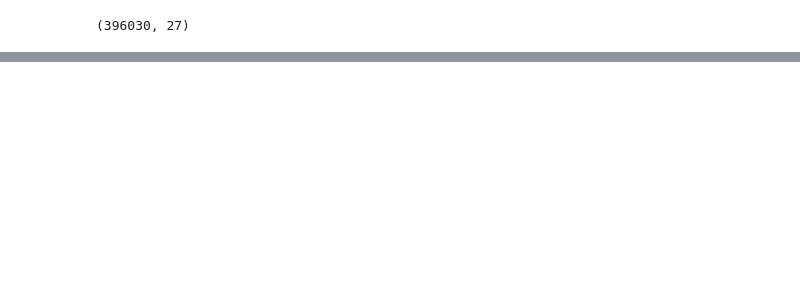
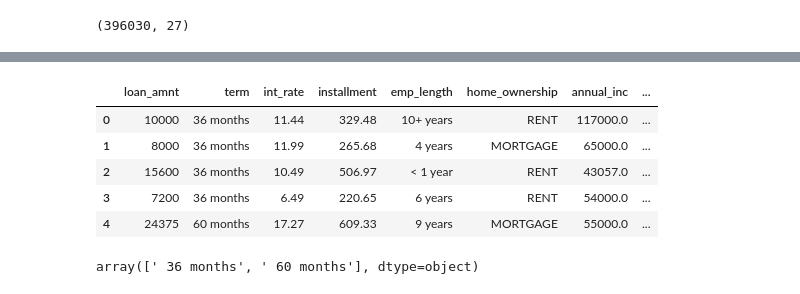
Before and after one commit to himanshu238/DataScience, a Jupyter notebook: dt_ rf/loan.ipynb, the cells around one changed output, grey strips where cells are left out. Drawn from its saved outputs; the diff is of its cells as text; code cells hidden in the pictures; blank space fills up the shorter version.

```diff
--- a/dt_ rf/loan.ipynb
+++ b/dt_ rf/loan.ipynb
@@ -35,0 +121,9 @@ sns.heatmap(data.isnull(),)
+# %%
+data.head()
+# %% [output]
+|  | loan_amnt | term | int_rate | installment | emp_length | home_ownership | annual_inc | ... |
+| 0 | 10000 | 36 months | 11.44 | 329.48 | 10+ years | RENT | 117000.0 | ... |
+| 1 | 8000 | 36 months | 11.99 | 265.68 | 4 years | MORTGAGE | 65000.0 | ... |
+| 2 | 15600 | 36 months | 10.49 | 506.97 | < 1 year | RENT | 43057.0 | ... |
+| 3 | 7200 | 36 months | 6.49 | 220.65 | 6 years | RENT | 54000.0 | ... |
+| 4 | 24375 | 60 months | 17.27 | 609.33 | 9 years | MORTGAGE | 55000.0 | ... |
@@ -35,0 +132,6 @@ sns.heatmap(data.isnull(),)
+# %%
+enc = LabelEncoder()
+data['term'] = enc.fit_transform(data['term'])
+enc.classes_
+# %% [output]
+array([' 36 months', ' 60 months'], dtype=object)
```
Also changed, not shown: parts of 58 cells of this notebook, 10 other files.
